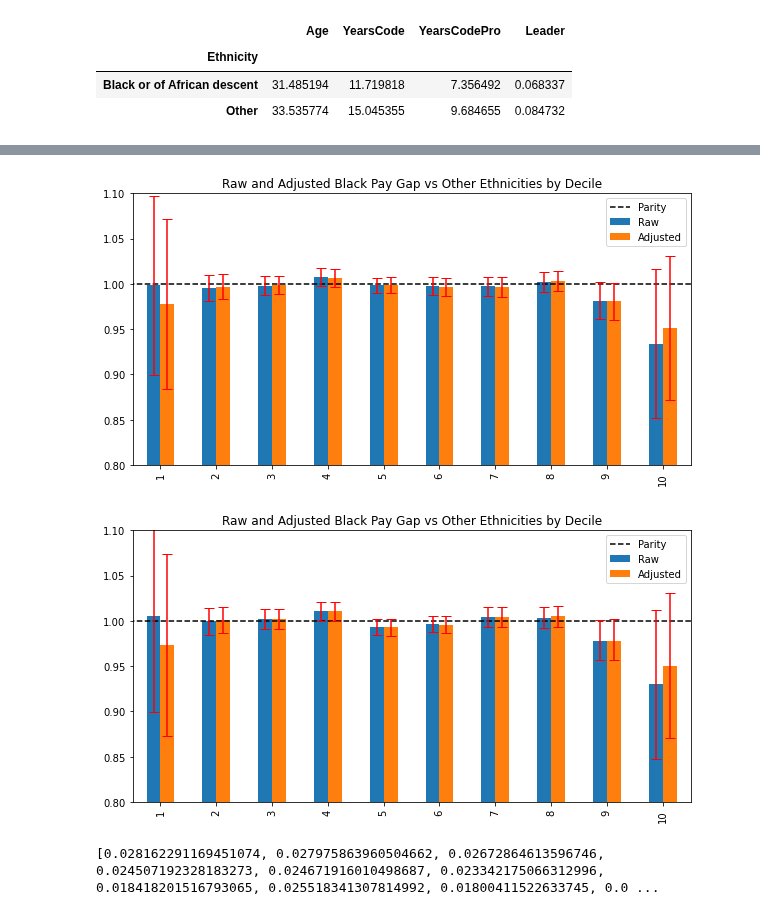
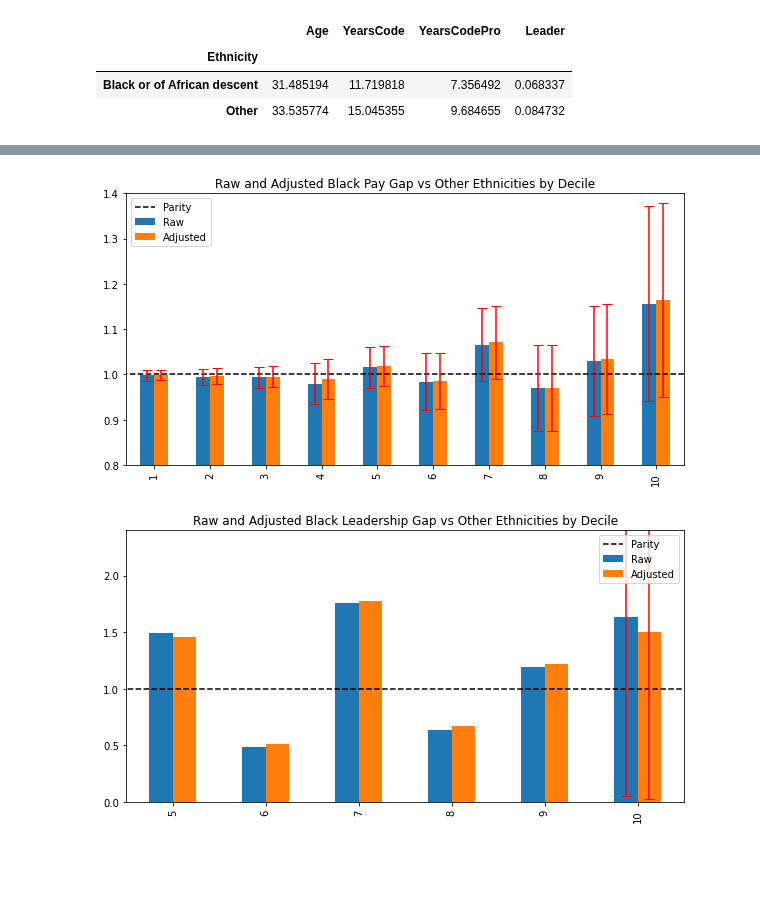
Before and after one commit to whoisnnamdi/black-dev-2020, a Jupyter notebook: code/career.ipynb, the cells around one changed output, grey strips where cells are left out. Saved outputs shown, nothing was run; the diff lists cells and outputs as text; code cells hidden in the pictures; blank space fills up the shorter version.

```diff
--- a/code/career.ipynb
+++ b/code/career.ipynb
@@ -80,0 +116,21 @@ Optimization terminated successfully.
+# %%
+predictions = pd.Series(model.predict())
+# %%
+X_q = {}
+Y_q = {}
+quantiles = 10
+
+for q in range(1, quantiles+1):
+    X_q[q] = X.reset_index(drop=True).loc[(predictions <= predictions.quantile(q/quantiles)) & (predictions > predictions.quantile(q/quantiles-(1/quantiles)))]
+    Y_q[q] = Y.reset_index(drop=True).loc[(predictions <= predictions.quantile(q/quantiles)) & (predictions > predictions.quantile(q/quantiles-(1/quantiles)))]
+    #Y_q[q] = predictions.loc[(predictions <= predictions.quantile(q/quantiles)) & (predictions > predictions.quantile(q/quantiles-(1/quantiles)))]
+# %%
+D = "Ethnicity"
+start_q = 5
+results_q = []
+for q in range(start_q, quantiles+1):
+    print(q)
+    results_q.append(analyze.analyze(Y_q[q], X_q[q], D, logit=True))
+
+results_q = pd.concat(results_q, axis=0)
+results_q.index = range(start_q, quantiles+1)
@@ -96,8 +202,0 @@ for q in range(1, quantiles+1):
-# %%
-D = "Ethnicity"
-results_q = []
-for q in range(1, quantiles+1):
-    results_q.append(analyze.analyze(Y_q[q], X_q[q], D))
-
-results_q = pd.concat(results_q, axis=0)
-results_q.index = range(1, quantiles+1)
@@ -136,26 +203,22 @@ results_q
 # %%
-(results_q[["coef_ols", "coef_ds"]] + 1).plot(kind="bar", figsize=(10,5))
-plt.ylim(0.8, 1.1)
-plt.title("Raw and Adjusted Black Pay Gap vs Other Ethnicities by Decile")
+(results_q[["coef_raw", "coef_ds"]] + 1).plot(kind="bar", figsize=(10,5))
+plt.ylim(0.8, 1.4)
+plt.title("Raw and Adjusted Black Leadership Gap vs Other Ethnicities by Decile")
 plt.hlines(1, -1, quantiles, linestyles="--")
 plt.legend(["Parity", "Raw", "Adjusted"])
-plt.errorbar(x=[i - 0.125 for i in range(quantiles)], y=[1] * quantiles, yerr=abs(results_q[["lower_ols", "upper_ols"]]).T.values, fmt="none", color="red", capsize=5)
-plt.errorbar(x=[i + 0.125 for i in range(quantiles)], y=[1] * quantiles, yerr=abs(results_q[["lower_ds", "upper_ds"]]).T.values, fmt="none", color="red", capsize=5)
+plt.errorbar(x=[i - 0.125 for i in range(start_q, quantiles)], y=[1] * quantiles, yerr=abs(results_q[["lower_raw", "upper_raw"]]).T.values, fmt="none", color="red", capsize=5)
+plt.errorbar(x=[i + 0.125 for i in range(start_q, quantiles)], y=[1] * quantiles, yerr=abs(results_q[["lower_ds", "upper_ds"]]).T.values, fmt="none", color="red", capsize=5)
 plt.show()
 # %% [output]
-[figure, old version]
+[figure, new version]
 # %%
-(results_q[["coef_ols", "coef_ds"]] + 1).plot(kind="bar", figsize=(10,5))
-plt.ylim(0.8, 1.1)
-plt.title("Raw and Adjusted Black Pay Gap vs Other Ethnicities by Decile")
+(results_q[["coef_raw", "coef_ds"]] + 1).plot(kind="bar", figsize=(10,5))
+plt.ylim(0, 2.4)
+plt.title("Raw and Adjusted Black Leadership Gap vs Other Ethnicities by Decile")
 plt.hlines(1, -1, quantiles, linestyles="--")
 plt.legend(["Parity", "Raw", "Adjusted"])
-plt.errorbar(x=[i - 0.125 for i in range(quantiles)], y=[1] * quantiles, yerr=abs(results_q[["lower_ols", "upper_ols"]]).T.values, fmt="none", color="red", capsize=5)
-plt.errorbar(x=[i + 0.125 for i in range(quantiles)], y=[1] * quantiles, yerr=abs(results_q[["lower_ds", "upper_ds"]]).T.values, fmt="none", color="red", capsize=5)
+plt.errorbar(x=[i - 0.125 for i in range(start_q, quantiles+1)], y=[1] * (quantiles - start_q + 1), yerr=abs(results_q[["lower_raw", "upper_raw"]]).T.values, fmt="none", color="red", capsize=5)
+plt.errorbar(x=[i + 0.125 for i in range(start_q, quantiles+1)], y=[1] * (quantiles - start_q + 1), yerr=abs(results_q[["lower_ds", "upper_ds"]]).T.values, fmt="none", color="red", capsize=5)
 plt.show()
 # %% [output]
-[figure, old version]
+[figure, new version]
-# %%
-print([X_q[q]["Ethnicity_Black_or_of_African_descent"].sum()/len(X_q[q]) for q in range(1, quantiles+1)])
-# %% [output]
-[0.028162291169451074, 0.027975863960504662, 0.02672864613596746, 0.024507192328183273, 0.024671916010498687, 0.023342175066312996, 0.018418201516793065, 0.025518341307814992, 0.01800411522633745, 0.0 ...
```
Also changed, not shown: parts of 24 cells of this notebook.
